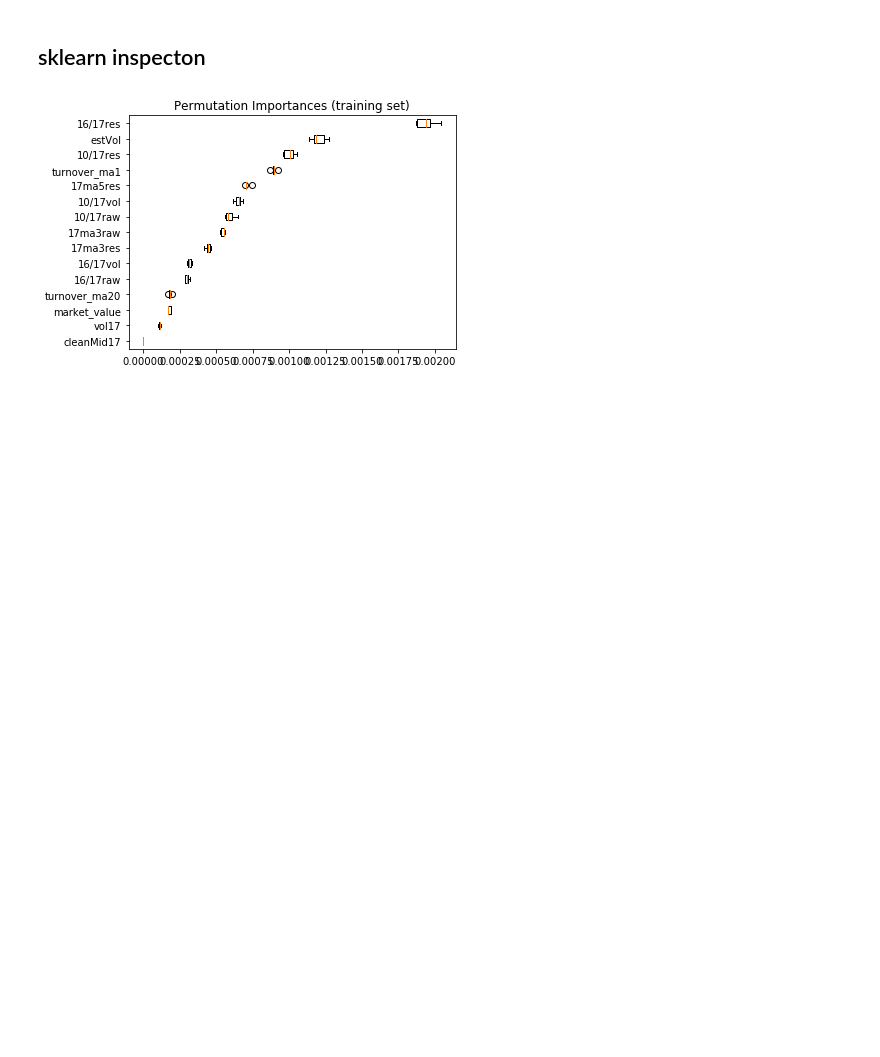
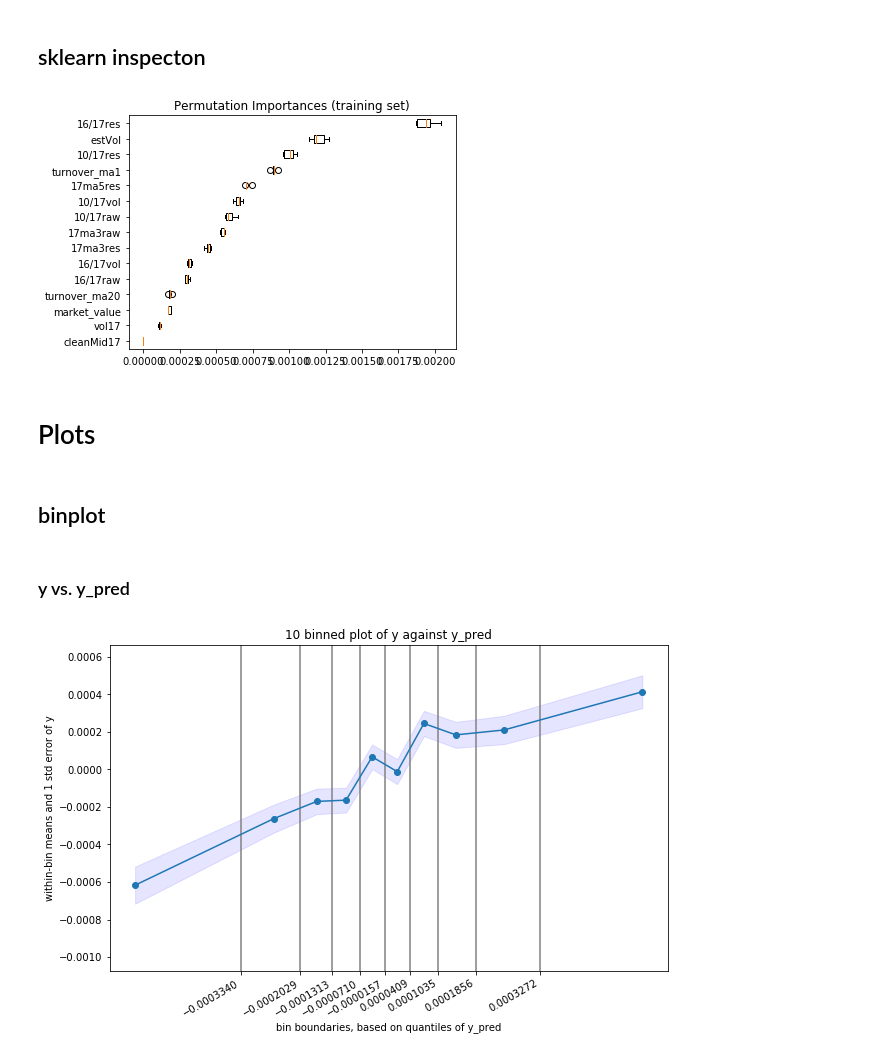
Before and after one commit to kkmumu/MTH-9899-Data-Science-II-Project, a Jupyter notebook: Models/LightGBM.ipynb, the cells around one changed output. Saved outputs shown, nothing was run; the diff lists cells and outputs as text; code cells hidden in the pictures; blank space fills up the shorter version.

```diff
--- a/Models/LightGBM.ipynb
+++ b/Models/LightGBM.ipynb
@@ -369,23 +380,22 @@ def lgb_fit(model, X, y, X_valid, y_valid, X_train_valid, y_train_valid, X_test,
 
     # Fit the algorithm on the data
     if early_stopping_rounds!=0:
-        my_model.fit(X_train_valid, y_train_valid, eval_metric=eval_metric,
+        model.fit(X, y, eval_metric=eval_metric,
                      early_stopping_rounds = early_stopping_rounds,
                      eval_set=[(X_valid, y_valid)], verbose=False)
     else:
-        my_model.fit(X_train_valid, y_train_valid, eval_metric=eval_metric)
+        model.fit(X_train_valid, y_train_valid, eval_metric=eval_metric)
 
 
     # calculate weighted r2
-    weight_r2_train = weighted_mse(my_model, y, X)
-    weight_r2_valid = weighted_mse(my_model, y_valid, X_valid)
-    weight_r2_train_valid = weighted_mse(my_model, y_train_valid, X_train_valid)
-    weight_r2_test = weighted_mse(my_model, y_test, X_test)
+    weight_r2_train = weighted_mse(model, y, X)
+    weight_r2_valid = weighted_mse(model, y_valid, X_valid)
+    weight_r2_test = weighted_mse(model, y_test, X_test)
 
     #Print model report:
     print("\nModel Report")
-    print(f"train r2: {weight_r2_train*100}%, valid r2: {weight_r2_valid*100}%, train+valid r2: {weight_r2_train_valid*100}%, test r2: {weight_r2_test*100}%")
-    return my_model
+    print("train r2: ", weight_r2_train, "valid r2: ", weight_r2_valid, 'test r2: ', weight_r2_test)
+    return model
 # %% [markdown]
 ## simple parameter selection
 # %% [markdown]
@@ -565,3 +547,5 @@ best_paras
+# %%
+best_paras = {'learning_rate': 0.05, 'num_leaves': 24, 'feature_fraction': 0.1, 'bagging_fraction': 0.8, 'max_depth': 5}
 # %%
 eval_metric = ['logloss', 'rmse', 'mae', 'rmsle', 'mphe']
 early_stopping_rounds = [0, 5, 20, 50]
@@ -594,6 +578,7 @@ train r2: 0.4549136798855047%, valid r2: 0.44794564101940937%, train+valid r2: 0
 # %% [markdown]
 # Model fit, summary
 # %%
+my_model = LGBMRegressor()
 my_model.set_params(**best_paras)
 my_model = lgb_fit(my_model, X_train, y_train,
                     X_valid, y_valid, X_train_valid, y_train_valid,
@@ -621,3 +606,13 @@ fig.tight_layout()
 plt.show()
 # %% [output]
 [figure]
+# %% [markdown]
+# Plots
+# %% [markdown]
+## binplot
+# %% [markdown]
+### y vs. y_pred
+# %%
+y_pred = my_model.predict(X_test)
+ans = pd.DataFrame.from_dict({'y_pred': y_pred, 'y': y_test})
+ans.to_csv('predictions.csv',index=False)
@@ -623,0 +695,5 @@ plt.show()
+# %%
+path = r'C:\\Users\\Lenovo\\Desktop\\2022Spring\\9899 Machine learning\\project\\latex\\'
+bin_plot(ans, 'y_pred', 'y', 10, path, w_label=None, scale=1)
+# %% [output]
+[figure, added]
```
Also changed, not shown: parts of 11 cells of this notebook, 3 other files.
